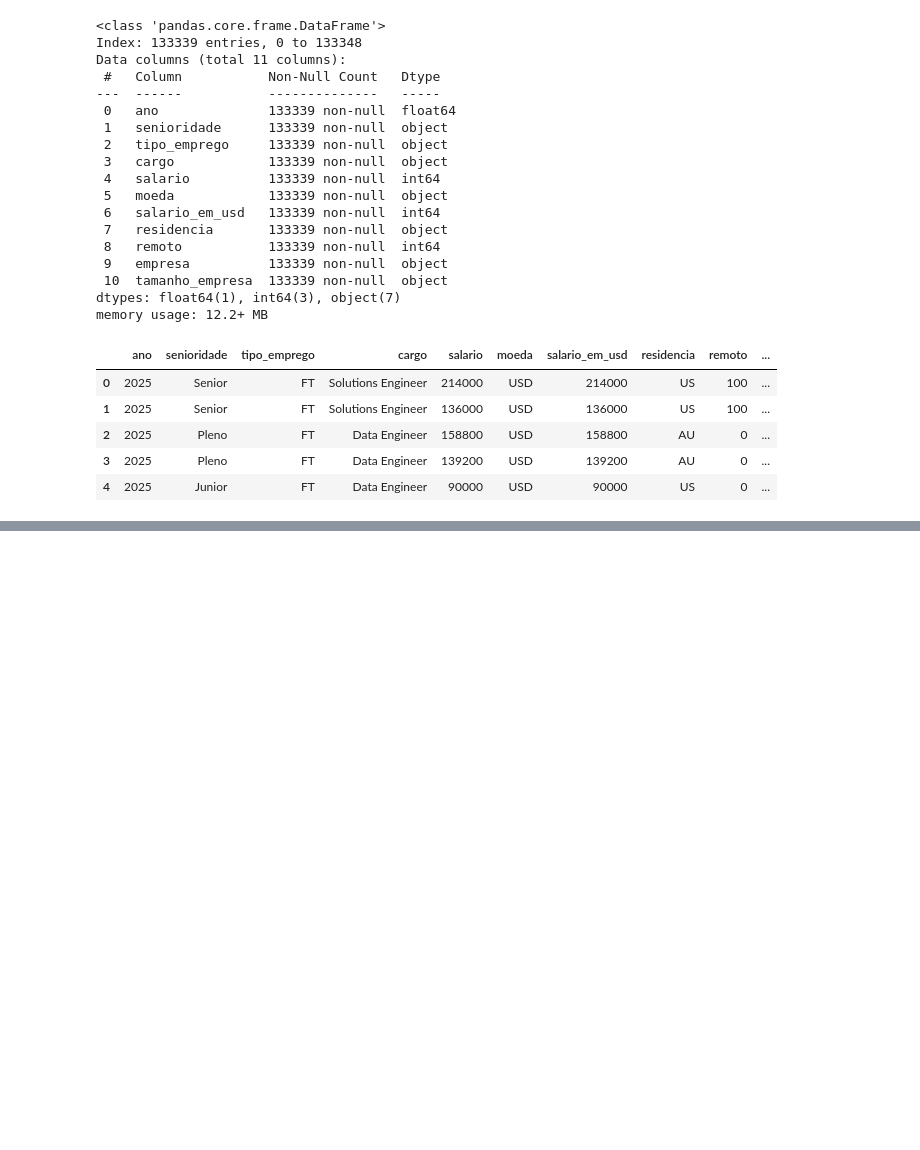
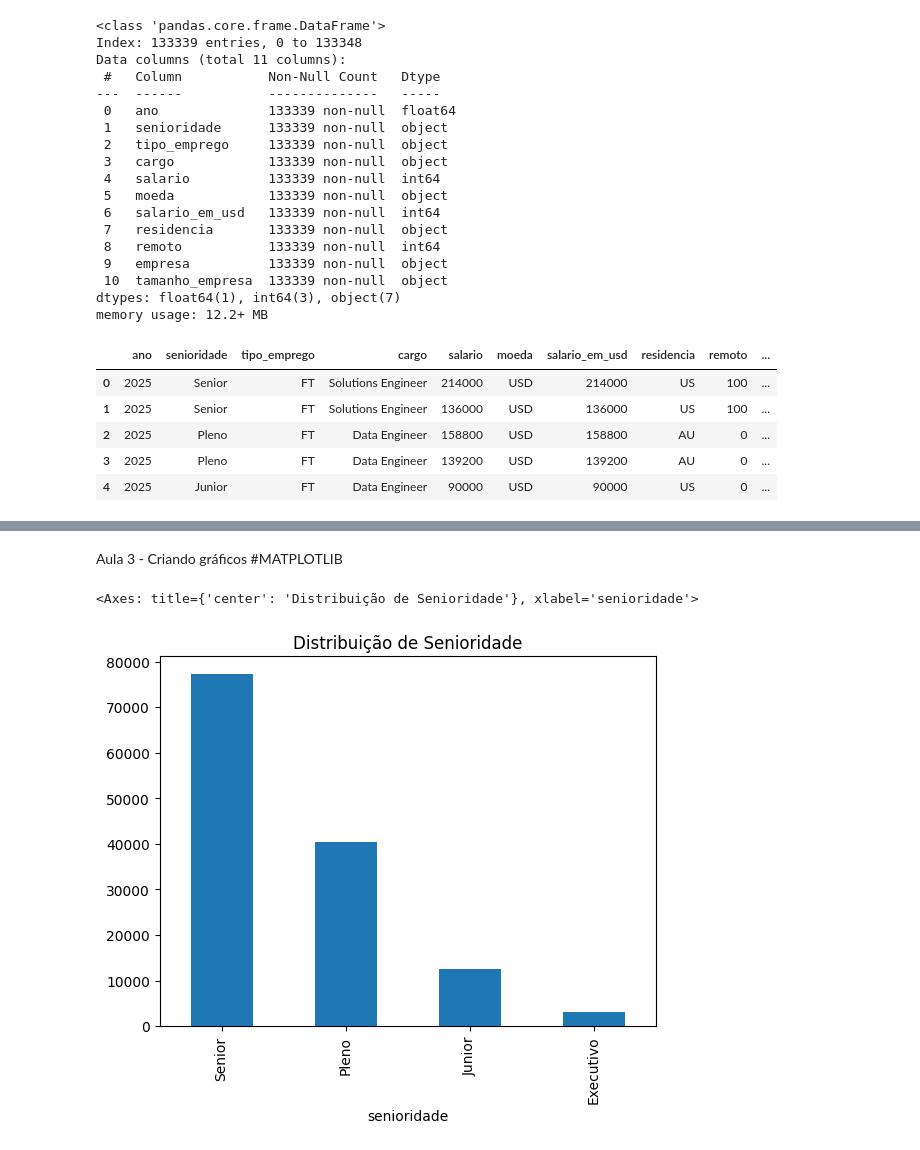
Before and after one commit to juliana-thildebrandt/imersao-alura-dados, a Jupyter notebook: Imersão_Alura_—_Dados_com_Python.ipynb, the cells around one changed output, grey strips where cells are left out. Saved outputs shown, nothing was run; the diff lists cells and outputs as text; code cells hidden in the pictures; blank space fills up the shorter version.

```diff
--- a/Imersão_Alura_—_Dados_com_Python.ipynb
+++ b/Imersão_Alura_—_Dados_com_Python.ipynb
@@ -395,0 +405,8 @@ df_limpo.head()
+# %% [markdown]
+Aula 3 - Criando gráficos #MATPLOTLIB
+# %%
+#Primeiro gráfico, usando o plot
+df_limpo['senioridade'].value_counts().plot(kind='bar',title="Distribuição de Senioridade")
+# %% [output]
+<Axes: title={'center': 'Distribuição de Senioridade'}, xlabel='senioridade'>
+[figure, added]
```
Also changed, not shown: parts of 19 cells of this notebook, 1 other file.
